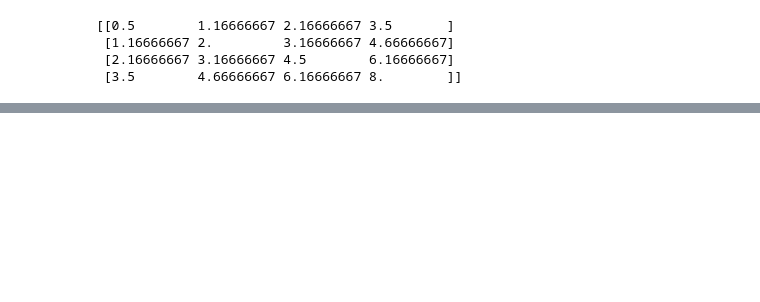
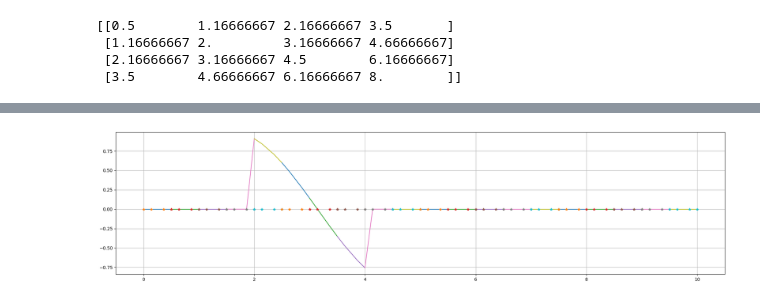
Before and after one commit to AbdulrahmanKT/Shafaq, a Jupyter notebook: Matricies/scrap.ipynb, the cells around one changed output, grey strips where cells are left out. Cells and saved outputs as stored; diff of their text form; code cells hidden in the pictures; blank space fills up the shorter version.

```diff
--- a/Matricies/scrap.ipynb
+++ b/Matricies/scrap.ipynb
@@ -671,0 +721,42 @@ m1.x().shape
+# %%
+import numpy as np
+# 1) Compute global domain once
+x_all  = m1.x().flatten()
+xmin, xmax = x_all.min(), x_all.max()
+
+# 2) Precompute your target interval [x0, x1] in global space
+x0 = xmin + 0.2*(xmax - xmin)
+x1 = xmin + 0.40*(xmax - xmin)
+
+# 3) Define ivbc to mask on those fixed values
+def ivbc(x):
+    """
+    Zero everywhere except on the global [x0,x1],
+    where u = sin(x).
+    """
+    u = np.zeros_like(x)
+    mask = (x >= x0) & (x <= x1)
+    u[mask] = np.sin(x[mask])
+    return u
+
+# 4) Apply to the mesh
+
+
+
+m1.set_initial_condition(ivbc)
+m1.rhs()
+fig, ax = plt.subplots(figsize=(20,5))
+for i, elem in enumerate(m1.elements):
+    ax.plot(elem.x, elem.u, label="Solution")
+    #ax.plot(elem.x, elem.irhs, "+-", label="Interior RHS")
+    ax.plot(elem.x, elem.sat_rhs, "*", label="SAT RHS")
+    #ax.plot(elem.x, elem.rhs, "o", label="Total RHS")
+    ax.grid(True)
+#ax.legend()
+
+plt.tight_layout()
+plt.show()
+
+plt.show()
+# %% [output]
+[figure, added]
```
Also changed, not shown: parts of 13 cells of this notebook, 11 other files.
